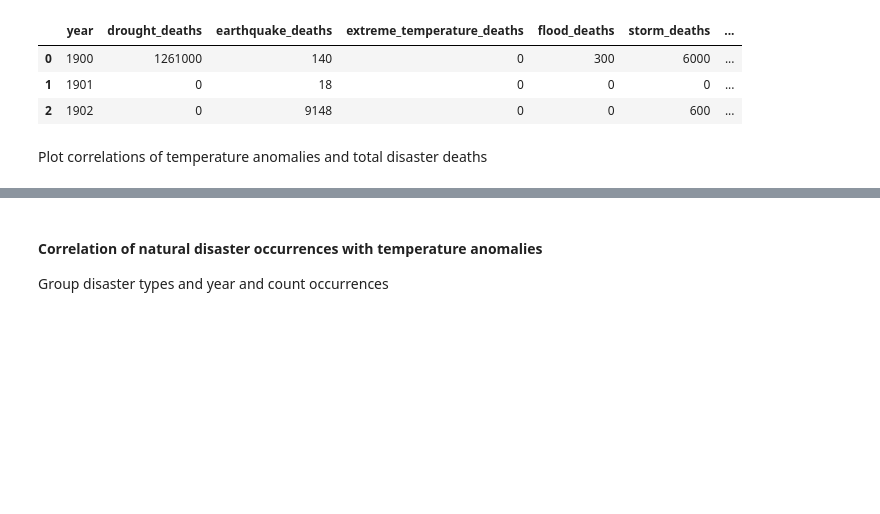
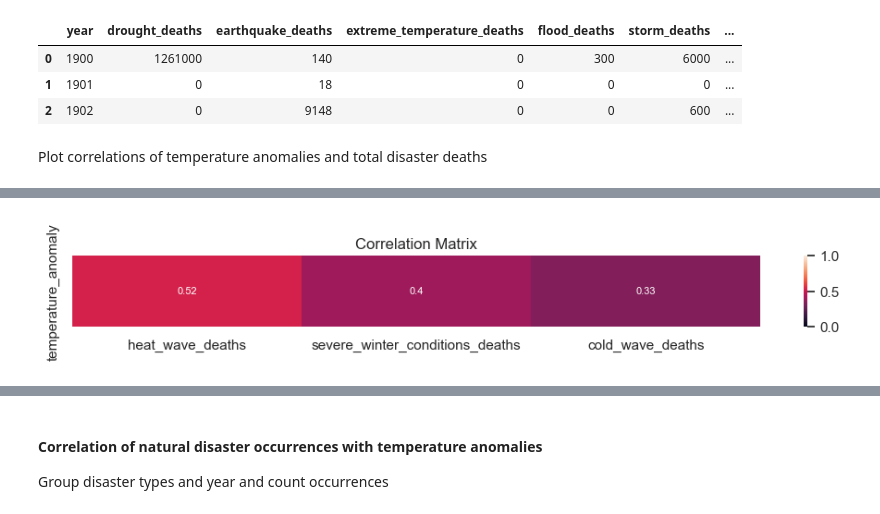
Before and after one commit to lukiwieser/natural-disasters-and-climate-change, a Jupyter notebook: temp-analysis.ipynb, the cells around one changed output, grey strips where cells are left out. Saved outputs shown, nothing was run; the diff lists cells and outputs as text; code cells hidden in the pictures; blank space fills up the shorter version.

```diff
--- a/temp-analysis.ipynb
+++ b/temp-analysis.ipynb
@@ -283,0 +296,7 @@ plotTempDisCorrelation(dis_global_yearly_count_wide_corr)
+# %%
+dis_type_extreme_temp = dis_all[dis_all['type'] == 'Extreme temperature ']
+dis_type_extreme_temp = dis_type_extreme_temp[['year', 'subtype', 'deaths']].groupby(['year', 'subtype']).agg('sum').reset_index()
+dis_type_extreme_temp_wide = pd.pivot(dis_type_extreme_temp, index='year', columns='subtype', values='deaths')
+dis_type_extreme_temp_wide = reformatDisGlobalYearlyWide(dis_type_extreme_temp_wide, "_deaths")
+dis_type_extreme_temp_wide = temp_global.merge(dis_type_extreme_temp_wide, how='left', on='year')
+dis_type_extreme_temp_wide.fillna(0)
@@ -283,0 +317,4 @@ plotTempDisCorrelation(dis_global_yearly_count_wide_corr)
+# %%
+plotTempDisCorrelation(dis_type_extreme_temp_wide.drop('temperature_anomaly_smooth', axis=1), 'temperature_anomaly')
+# %% [output]
+[figure, added]
```
Also changed, not shown: parts of 13 cells of this notebook.
